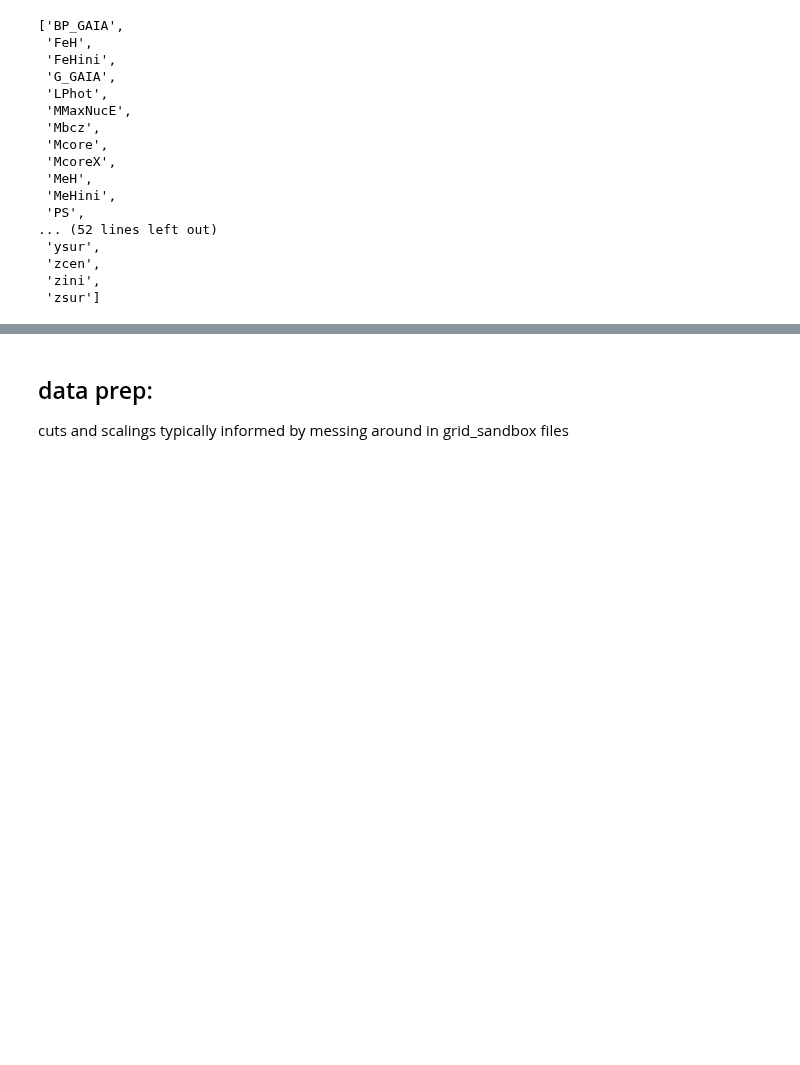
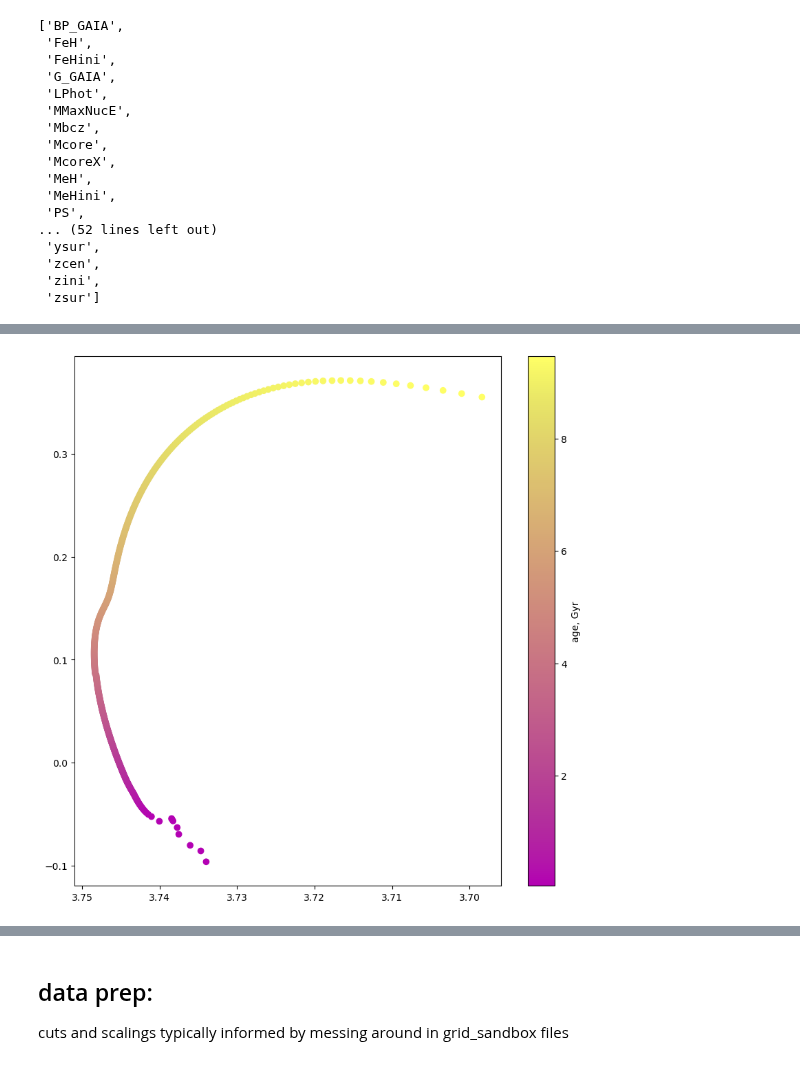
Before and after one commit to ojscutt/pitchfork, a Jupyter notebook: 1_data_prep_Barbie.ipynb, the cells around one changed output, grey strips where cells are left out. Saved outputs shown, nothing was run; the diff lists cells and outputs as text; code cells hidden in the pictures; blank space fills up the shorter version.

```diff
--- a/1_data_prep_Barbie.ipynb
+++ b/1_data_prep_Barbie.ipynb
@@ -53,0 +198,16 @@ len(df_full['dirname'].unique())
+# %%
+track_ids = ['2221']
+
+headers = ['age', 'Teff', 'LPhot']
+tracks_df = track_df_gen(barbie_h5,track_ids, headers)
+
+plt.figure(figsize=(10,10))
+plt.scatter(np.log10(tracks_df['Teff']), np.log10(tracks_df['LPhot']), c=tracks_df['age']/1000, cmap=cm.buda)
+plt.xlabel
+
+cbar = plt.colorbar()
+cbar.set_label('age, Gyr')
+
+plt.gca().invert_xaxis()
+# %% [output]
+[figure, added]
```
Also changed, not shown: parts of 18 cells of this notebook, 1 other file.
